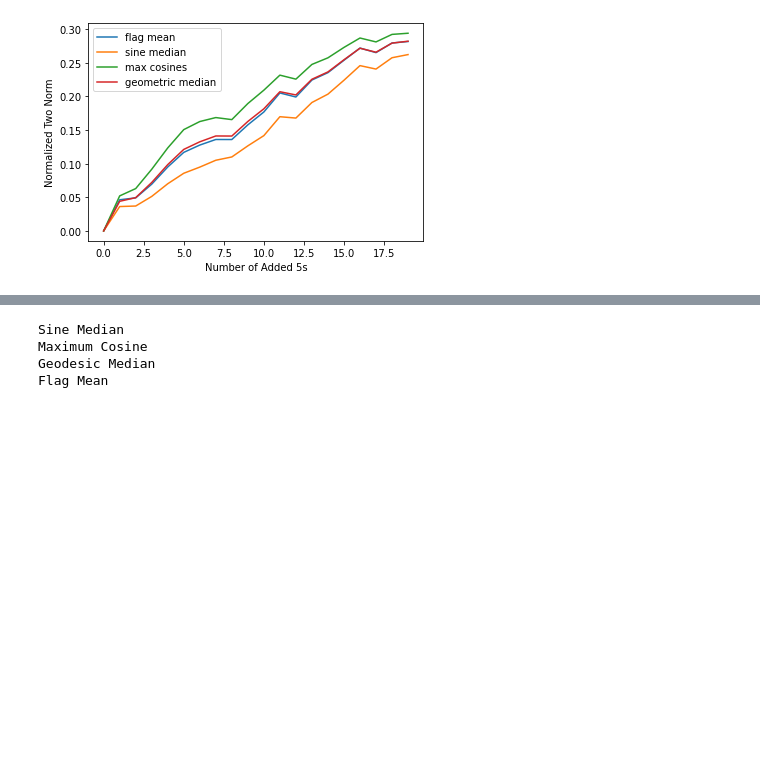
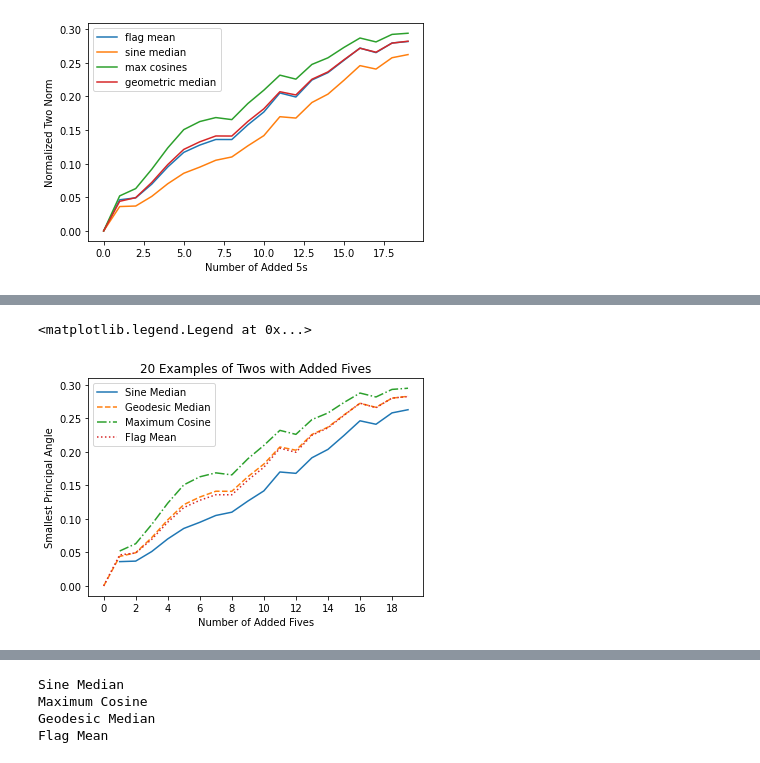
Before and after one commit to nmank/FlagIRLS, a Jupyter notebook: MNIST.ipynb, the cells around one changed output, grey strips where cells are left out. Cells and saved outputs as stored; diff of their text form; code cells hidden in the pictures; blank space fills up the shorter version.

```diff
--- a/MNIST.ipynb
+++ b/MNIST.ipynb
@@ -328,0 +342,31 @@ plt.legend()
+# %%
+num_tests = num_samples2//incr
+#differences from 0
+flagmean_diffs = []
+sin_medians_diffs = []
+max_cosines_diffs = []
+geo_medians_diffs = []
+for ii in range(num_tests):
+#     print(ca.calc_error_1_2([flagmeans[ii]],flagmeans[0],'geodesic'))
+    flagmean_diffs.append(calc_min_angle(flagmeans[ii],flagmeans[0]))
+
+    sin_medians_diffs.append(calc_min_angle(sin_medians[ii],sin_medians[0]))
+
+    max_cosines_diffs.append(calc_min_angle(max_cosines[ii],max_cosines[0]))
+
+    geo_medians_diffs.append(calc_min_angle(geo_medians[ii],geo_medians[0]))
+
+xs = [i for i in range(0,num_samples2,incr)]
+
+plt.plot(xs, sin_medians_diffs, label = 'Sine Median')
+plt.plot(xs, geo_medians_diffs, label = 'Geodesic Median', linestyle = 'dashed')
+plt.plot(xs, max_cosines_diffs, label = 'Maximum Cosine', linestyle = 'dashdot')
+plt.plot(xs, flagmean_diffs, label = 'Flag Mean', linestyle = 'dotted')
+plt.xticks([0,2,4,6,8,10,12,14,16,18])
+plt.title(str(num_samples2)+' Examples of Twos with Added Fives')
+plt.xlabel('Number of Added Fives')
+plt.ylabel('Smallest Principal Angle')
+plt.legend()
+# %% [output]
+<matplotlib.legend.Legend at 0x...>
+[figure, added]
```
Also changed, not shown: parts of 15 cells of this notebook, 5 other files.
